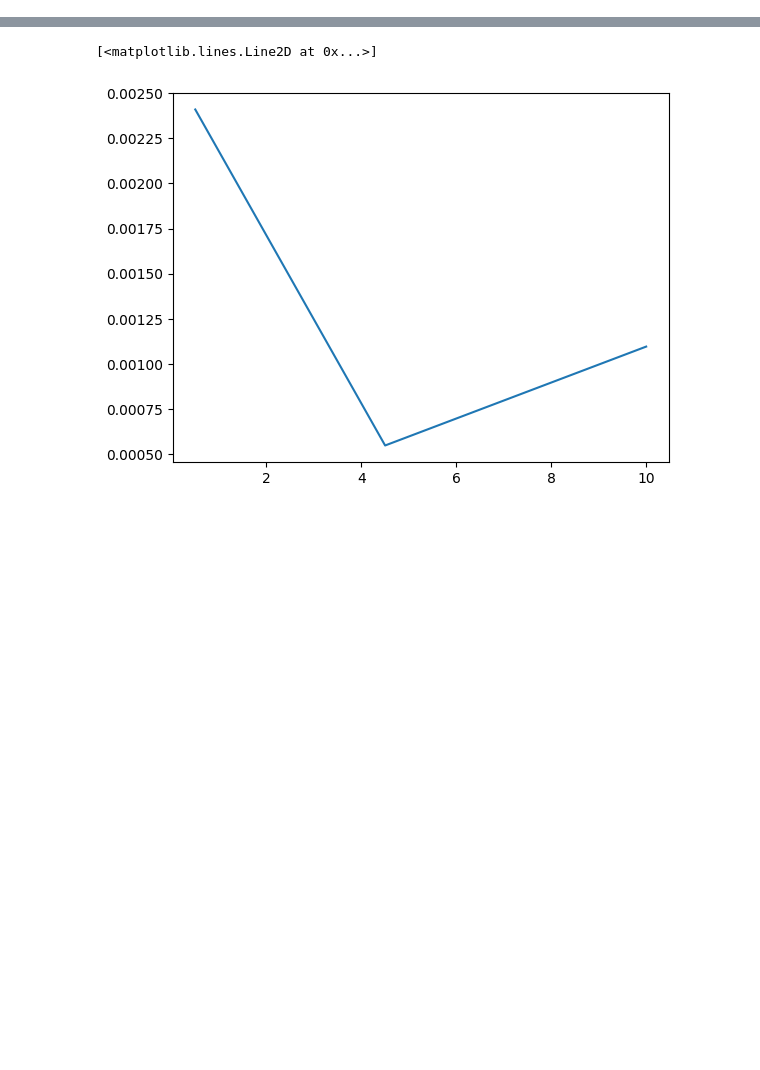
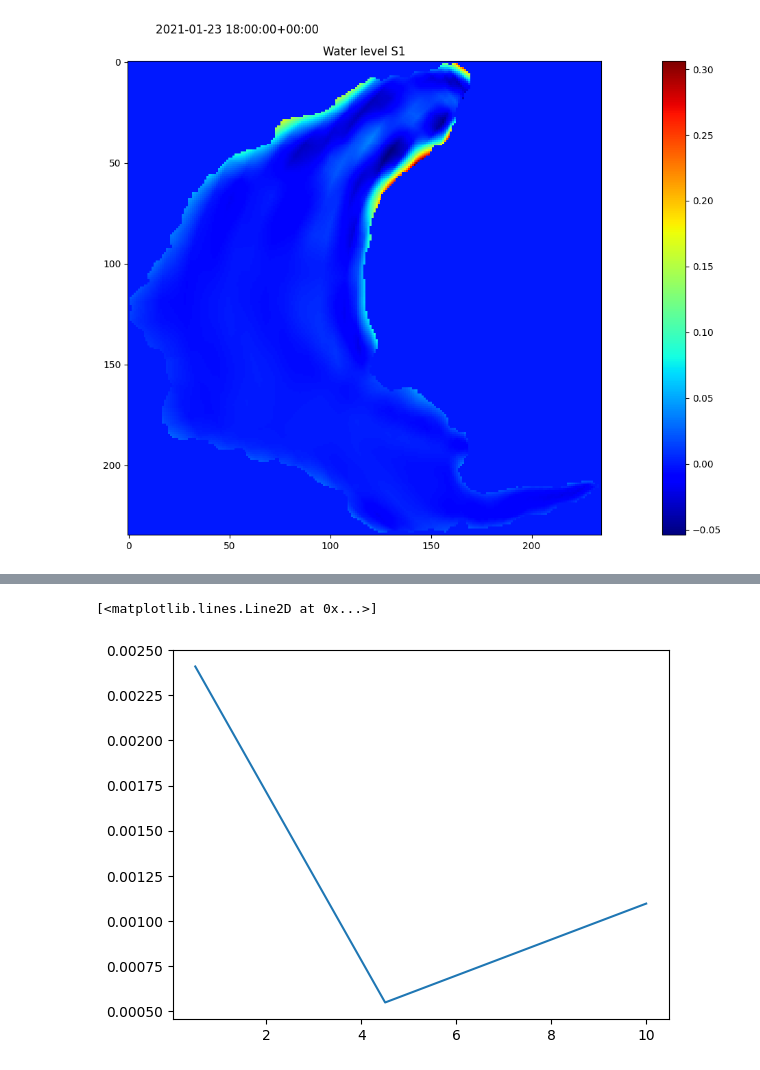
Before and after one commit to leroquan/plot_results, a Jupyter notebook: delft3d_flow/Plot and analyse local Delft3D Flow results.ipynb, the cells around one changed output, grey strips where cells are left out. Drawn from its saved outputs; the diff is of its cells as text; code cells hidden in the pictures; blank space fills up the shorter version.

```diff
--- a/delft3d_flow/Plot and analyse local Delft3D Flow results.ipynb
+++ b/delft3d_flow/Plot and analyse local Delft3D Flow results.ipynb
@@ -16,3 +24,17 @@ output_file = config_plots['file_nc_map']
+# %%
+parameters = [{"name": "Water level S1", "variable": "S1", "pattern": [slice(None), slice(None), slice(None)]},
+              ]
+for p in parameters:
+    timestamps, data, coor = extract_data_from_output_file(output_file, p["variable"], p["pattern"])
+    p["timestamps"] = timestamps
+    p["data"] = data
+    p["depth"] = coor[0]
+    p["x_coords"] = coor[1]
+    p["y_coords"] = coor[2]
+date_to_plot = datetime(2024, 1, 15,0,0,tzinfo=timezone.utc)
+plot_heatmap(parameters,date_to_plot)
+# %% [output]
+[figure, added]
 # %%
 x_coor_to_plot = 718465
 y_coor_to_plot = 95367.167
```
Also changed, not shown: parts of 12 cells of this notebook, 3 other files.
